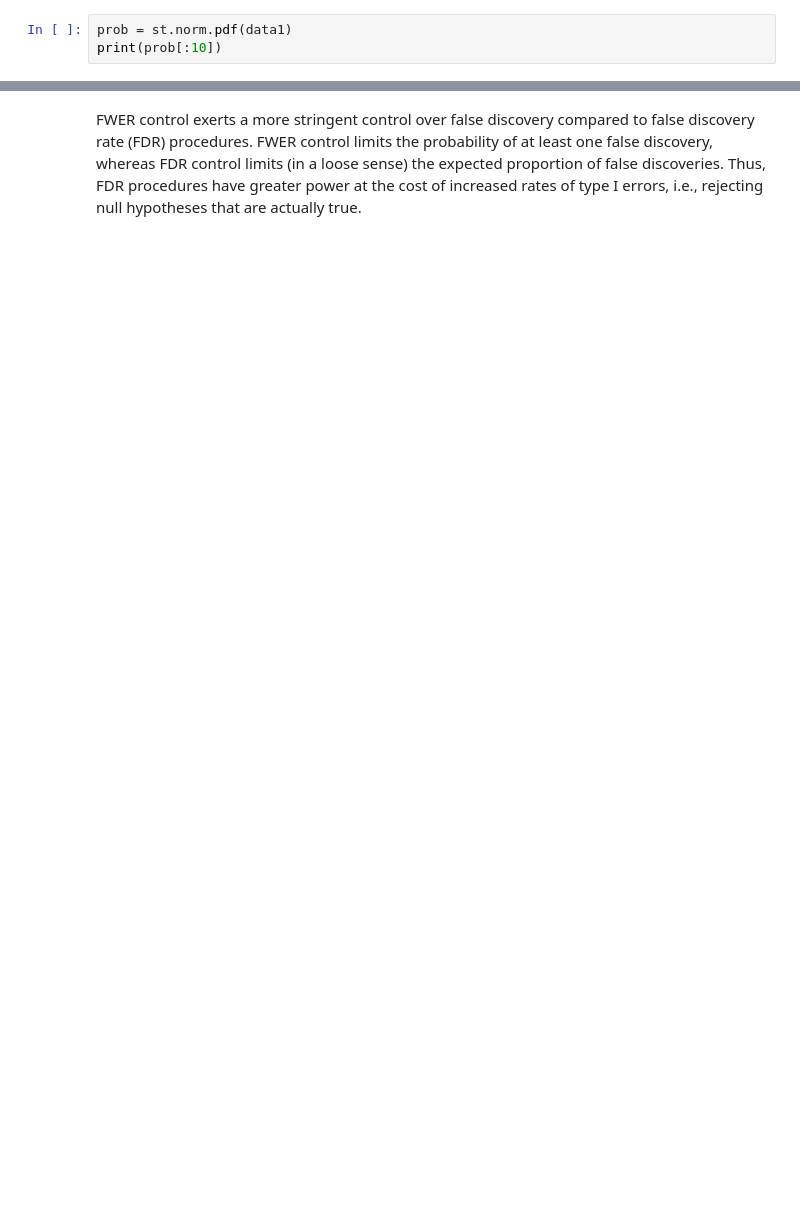
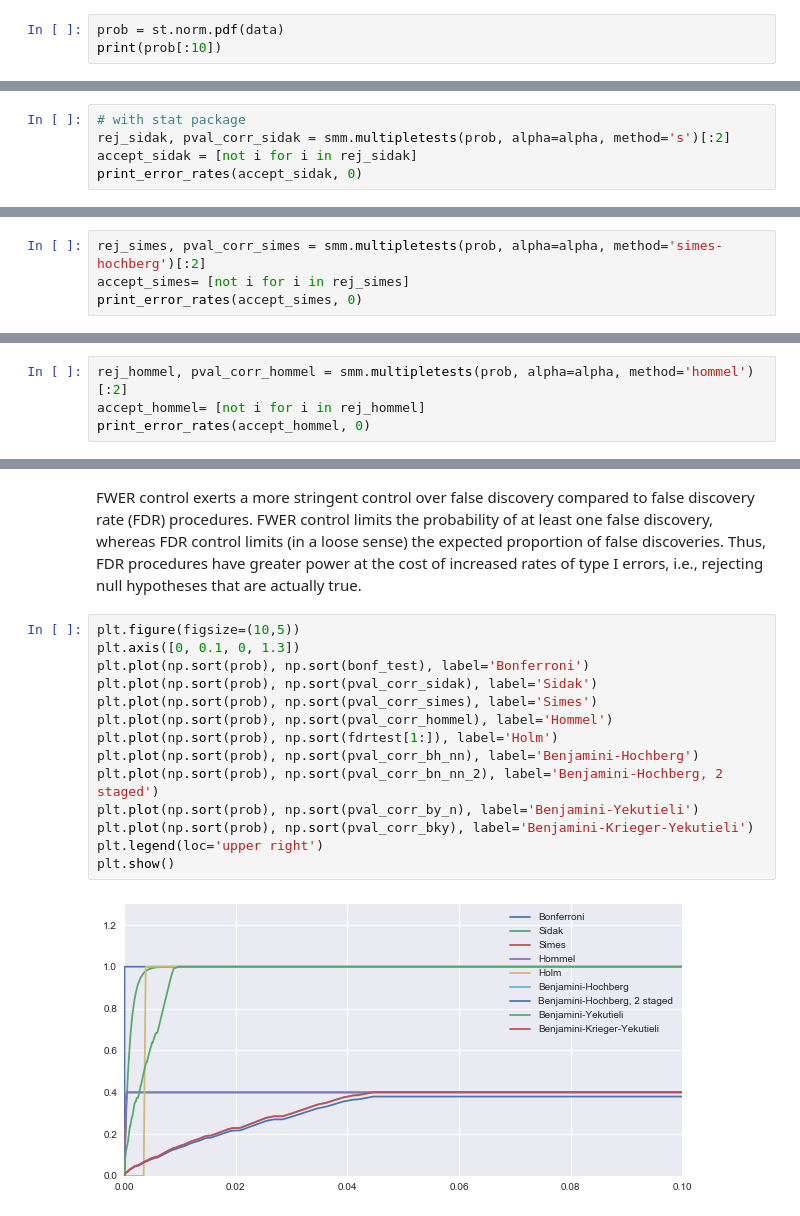
Before and after one commit to daryadedik/multiple-correction-problem, a Jupyter notebook: multiple-correction.ipynb, the cells around one changed output, grey strips where cells are left out. Drawn from its saved outputs; the diff is of its cells as text; blank space fills up the shorter version.

Commit message:
final version of multiple correction investigation

```diff
--- a/multiple-correction.ipynb
+++ b/multiple-correction.ipynb
@@ -47,5 +66,5 @@ data2 = np.concatenate((d3, d4), axis=0)
 # %%
-prob = st.norm.pdf(data1)
+prob = st.norm.pdf(data)
 print(prob[:10])
 # %% [output]
 [ 0.35264231  0.39514715  0.32345711  0.12508666  0.38815426  0.38815575
@@ -98,0 +146,5 @@ We decreased the <b>Type I error (true positives)</b> but increased the <b>Type
+# %%
+# with stat package
+rej_sidak, pval_corr_sidak = smm.multipletests(prob, alpha=alpha, method='s')[:2]
+accept_sidak = [not i for i in rej_sidak]
+print_error_rates(accept_sidak, 0)
@@ -98,0 +164,4 @@ We decreased the <b>Type I error (true positives)</b> but increased the <b>Type
+# %%
+rej_simes, pval_corr_simes = smm.multipletests(prob, alpha=alpha, method='simes-hochberg')[:2]
+accept_simes= [not i for i in rej_simes]
+print_error_rates(accept_simes, 0)
@@ -98,0 +177,4 @@ We decreased the <b>Type I error (true positives)</b> but increased the <b>Type
+# %%
+rej_hommel, pval_corr_hommel = smm.multipletests(prob, alpha=alpha, method='hommel')[:2]
+accept_hommel= [not i for i in rej_hommel]
+print_error_rates(accept_hommel, 0)
@@ -122,3 +214,19 @@ Type II error rate: 0.5100
 # %% [markdown]
 FWER control exerts a more stringent control over false discovery compared to false discovery rate (FDR) procedures. FWER control limits the probability of at least one false discovery, whereas FDR control limits (in a loose sense) the expected proportion of false discoveries. Thus, FDR procedures have greater power at the cost of increased rates of type I errors, i.e., rejecting null hypotheses that are actually true.
+# %%
+plt.figure(figsize=(10,5))
+plt.axis([0, 0.1, 0, 1.3])
+plt.plot(np.sort(prob), np.sort(bonf_test), label='Bonferroni')
+plt.plot(np.sort(prob), np.sort(pval_corr_sidak), label='Sidak')
+plt.plot(np.sort(prob), np.sort(pval_corr_simes), label='Simes')
+plt.plot(np.sort(prob), np.sort(pval_corr_hommel), label='Hommel')
+plt.plot(np.sort(prob), np.sort(fdrtest[1:]), label='Holm')
+plt.plot(np.sort(prob), np.sort(pval_corr_bh_nn), label='Benjamini-Hochberg')
+plt.plot(np.sort(prob), np.sort(pval_corr_bn_nn_2), label='Benjamini-Hochberg, 2 staged')
+plt.plot(np.sort(prob), np.sort(pval_corr_by_n), label='Benjamini-Yekutieli')
+plt.plot(np.sort(prob), np.sort(pval_corr_bky), label='Benjamini-Krieger-Yekutieli')
+plt.legend(loc='upper right')
+plt.show()
+# %% [output]
+[figure, added]
 # %% [markdown]
```
Also changed, not shown: parts of 46 cells of this notebook.
